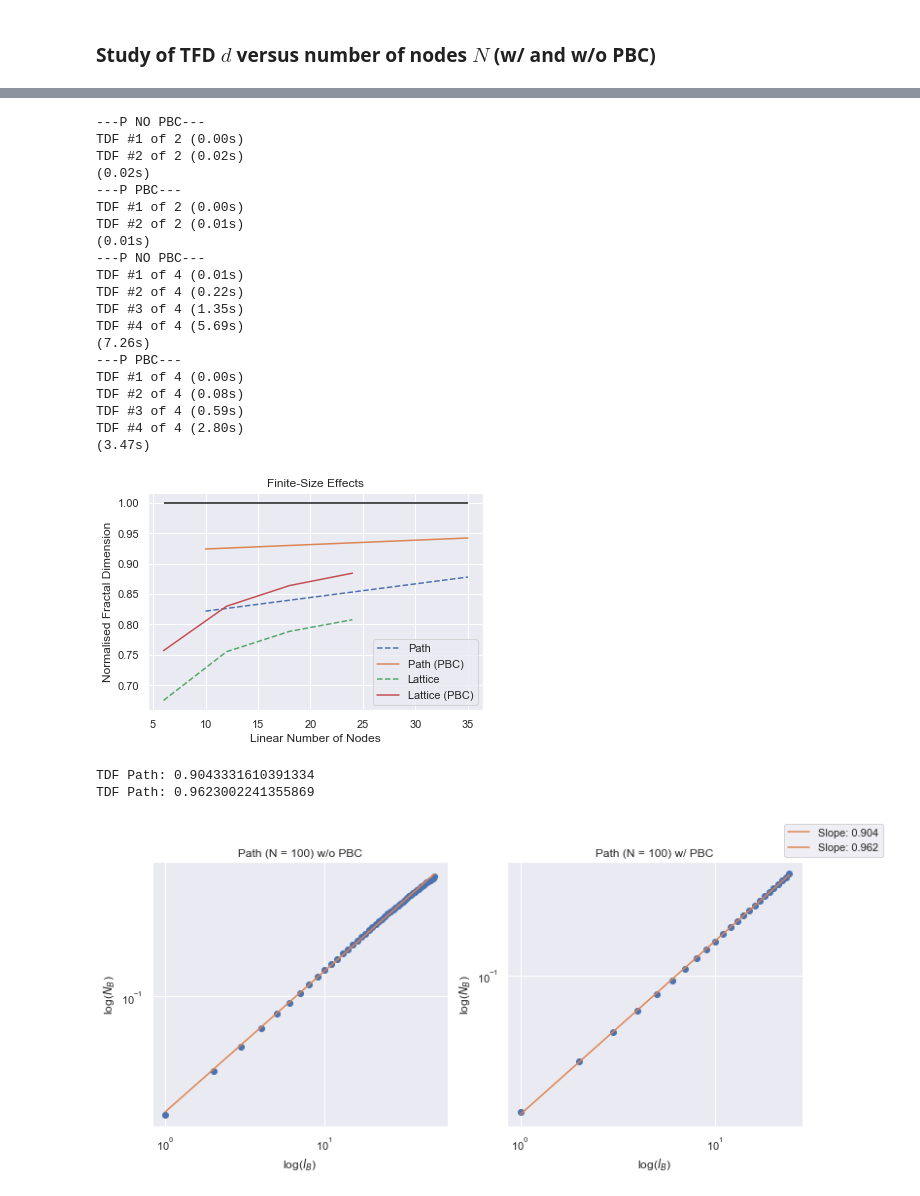
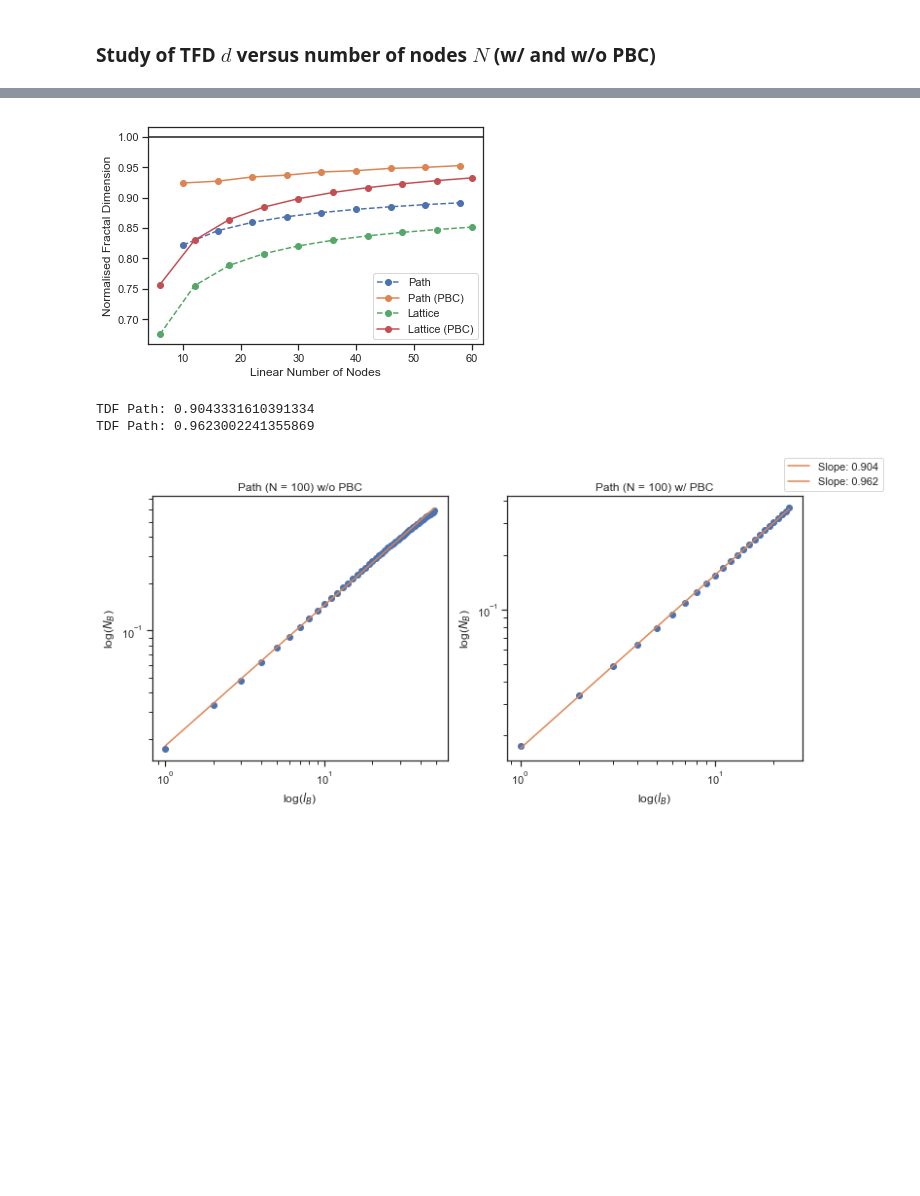
Before and after one commit to florianst/fractaldim_proteininteract, a Jupyter notebook: ipynb/Scaling.ipynb, the cells around one changed output, grey strips where cells are left out. Saved outputs shown, nothing was run; the diff lists cells and outputs as text; code cells hidden in the pictures; blank space fills up the shorter version.

```diff
--- a/ipynb/Scaling.ipynb
+++ b/ipynb/Scaling.ipynb
@@ -11,10 +11,11 @@ from tfdppin import TFD
 import matplotlib.pylab as plt
 import networkx as nx
 import numpy as np
+import os.path
 import time
 import seaborn as sns
 
-sns.set()
+sns.set(style="ticks")
 # %% [markdown]
 ### Study of TFD $d$ versus number of nodes $N$ (w/ and w/o PBC)
 # %%
@@ -41,48 +84,18 @@ def d_vs_N(graph_builder, Nmin=10, Nmax=100, Nstep=5, PBC=False):
 # %%
-print("---P NO PBC---")
-Np, dp_nopbc = d_vs_N(graphs.build_path_graph, Nmin=10, Nmax=50, Nstep=25, PBC=False)
-print("---P PBC---")
-Np, dp_pbc = d_vs_N(graphs.build_path_graph,  Nmin=10, Nmax=50, Nstep=25, PBC=True)
-
-print("---P NO PBC---")
-Nl, dl_nopbc = d_vs_N(graphs.build_lattice_graph, Nmin=6, Nmax=30, Nstep=6, PBC=False)
-print("---P PBC---")
-Nl, dl_pbc = d_vs_N(graphs.build_lattice_graph, Nmin=6, Nmax=30, Nstep=6, PBC=True)
-
 plt.figure()
-plt.plot(Np, dp_nopbc / 1, "--", label="Path")
-plt.plot(Np, dp_pbc / 1, "-", label="Path (PBC)")
-plt.plot(Nl, dl_nopbc / 2, "--", label="Lattice")
-plt.plot(Nl, dl_pbc / 2, "-", label="Lattice (PBC)")
-plt.hlines(1, min(Np[0],Nl[0]), max(Np[-1],Nl[-1]))
+plt.plot(Np, dp_nopbc / 1, "ob--", label="Path")
+plt.plot(Np, dp_pbc / 1, "o-", label="Path (PBC)")
+plt.plot(Nl, dl_nopbc / 2, "o--", label="Lattice")
+plt.plot(Nl, dl_pbc / 2, "o-", label="Lattice (PBC)")
+plt.hlines(1, -1, 1000)
+plt.xlim((min(Np[0], Nl[0]) - 2, max(Np[-1], Nl[-1]) + 2))
 plt.legend()
-plt.title("Finite-Size Effects")
 plt.xlabel("Linear Number of Nodes")
 plt.ylabel("Normalised Fractal Dimension")
-plt.savefig("fse_path.pdf")
+plt.savefig("fse.pdf")
 plt.show()
 # %% [output]
----P NO PBC---
-TDF #1 of 2 (0.00s)
-TDF #2 of 2 (0.02s)
-(0.02s)
----P PBC---
-TDF #1 of 2 (0.00s)
-TDF #2 of 2 (0.01s)
-(0.01s)
----P NO PBC---
-TDF #1 of 4 (0.01s)
-TDF #2 of 4 (0.22s)
-TDF #3 of 4 (1.35s)
-TDF #4 of 4 (5.69s)
-(7.26s)
----P PBC---
-TDF #1 of 4 (0.00s)
-TDF #2 of 4 (0.08s)
-TDF #3 of 4 (0.59s)
-TDF #4 of 4 (2.80s)
-(3.47s)
-[figure, old version]
+[figure, new version]
 # %%
 N = 100
 
@@ -119,4 +132,4 @@ plt.show()
 # %% [output]
 TDF Path: 0.9043331610391334
 TDF Path: 0.9623002241355869
-[figure, old version]
+[figure, new version]
```
Also changed, not shown: parts of 1 cell of this notebook, 5 other files.
